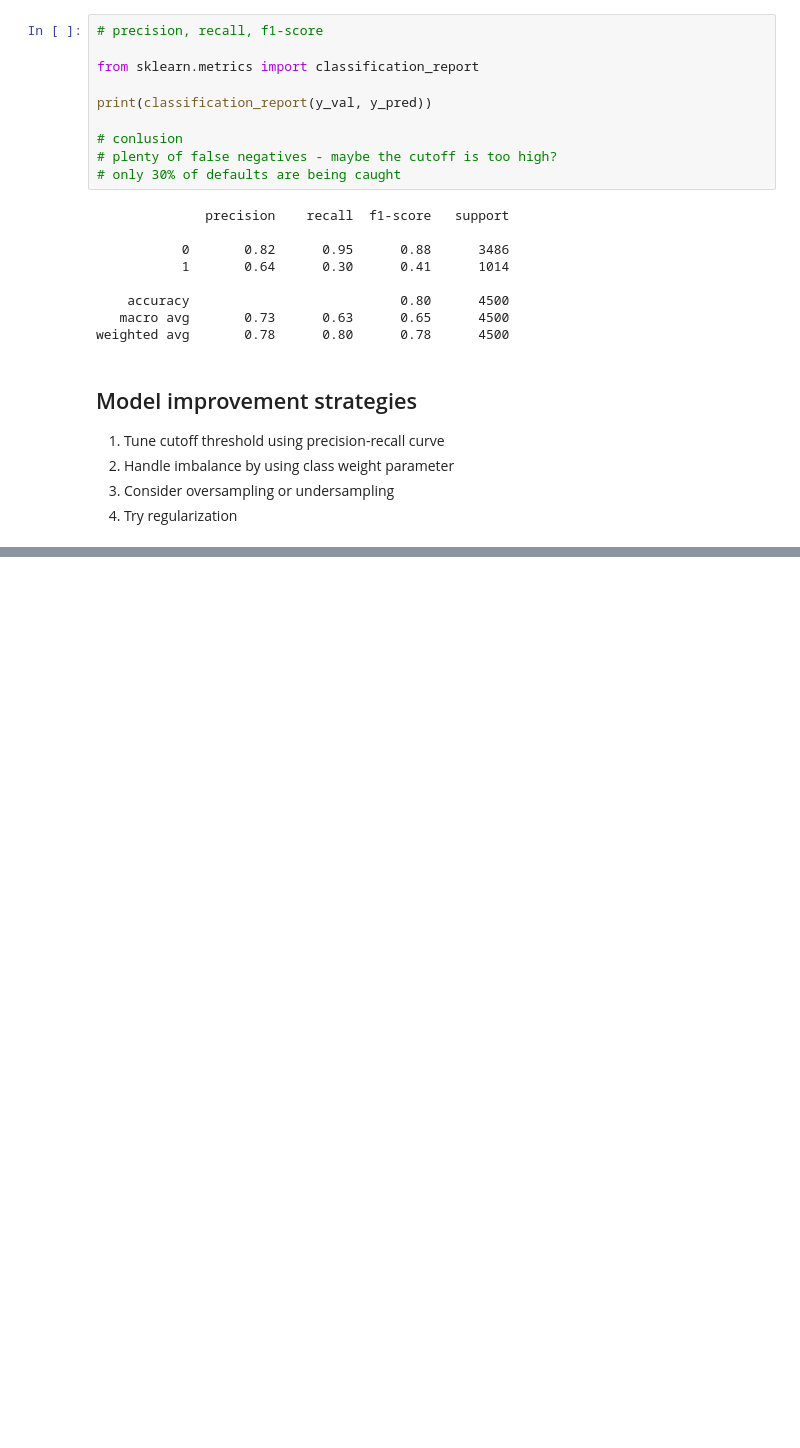
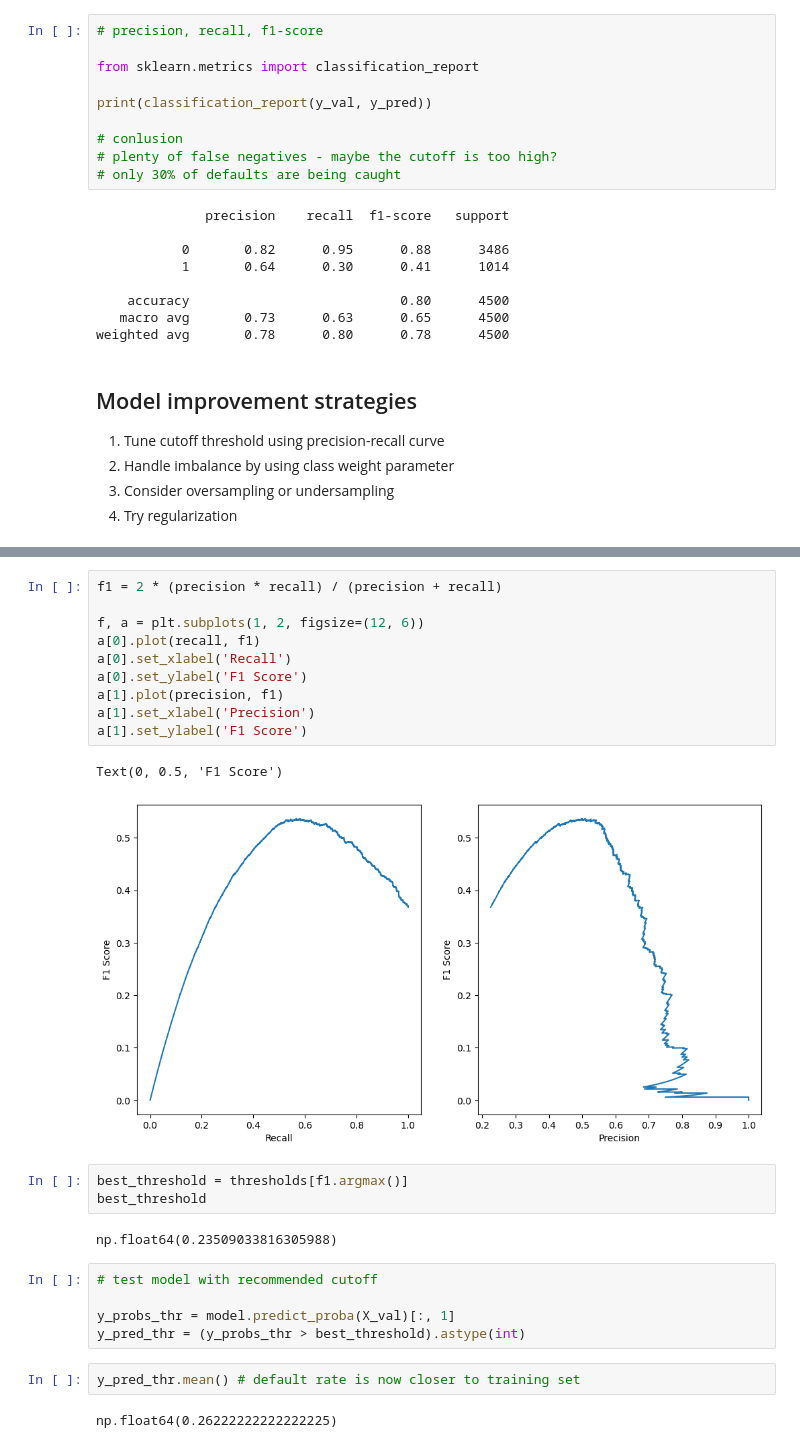
Before and after one commit to piotrswiecik/mlzoomcamp, a Jupyter notebook: various/cc_defaults.ipynb, the cells around one changed output, grey strips where cells are left out. Cells and saved outputs as stored; diff of their text form; blank space fills up the shorter version.

```diff
--- a/various/cc_defaults.ipynb
+++ b/various/cc_defaults.ipynb
@@ -546,0 +561,27 @@ weighted avg       0.78      0.80      0.78      4500
+# %%
+f1 = 2 * (precision * recall) / (precision + recall)
+
+f, a = plt.subplots(1, 2, figsize=(12, 6))
+a[0].plot(recall, f1)
+a[0].set_xlabel('Recall')
+a[0].set_ylabel('F1 Score')
+a[1].plot(precision, f1)
+a[1].set_xlabel('Precision')
+a[1].set_ylabel('F1 Score')
+# %% [output]
+Text(0, 0.5, 'F1 Score')
+[figure, added]
+# %%
+best_threshold = thresholds[f1.argmax()]
+best_threshold
+# %% [output]
+np.float64(0.23509033816305988)
+# %%
+# test model with recommended cutoff
+
+y_probs_thr = model.predict_proba(X_val)[:, 1]
+y_pred_thr = (y_probs_thr > best_threshold).astype(int)
+# %%
+y_pred_thr.mean() # default rate is now closer to training set
+# %% [output]
+np.float64(0.26222222222222225)
```
Also changed, not shown: parts of 5 cells of this notebook.
